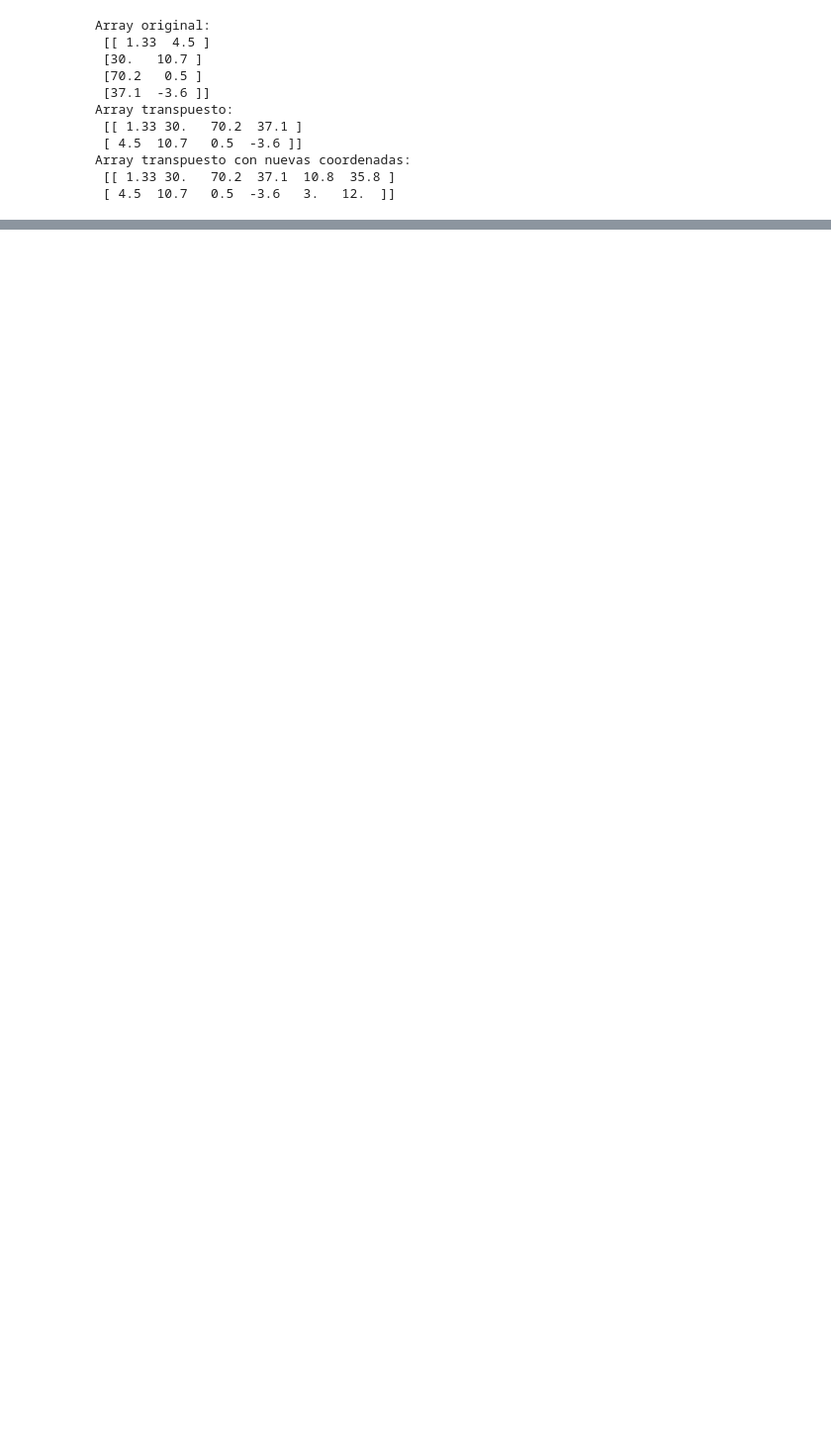
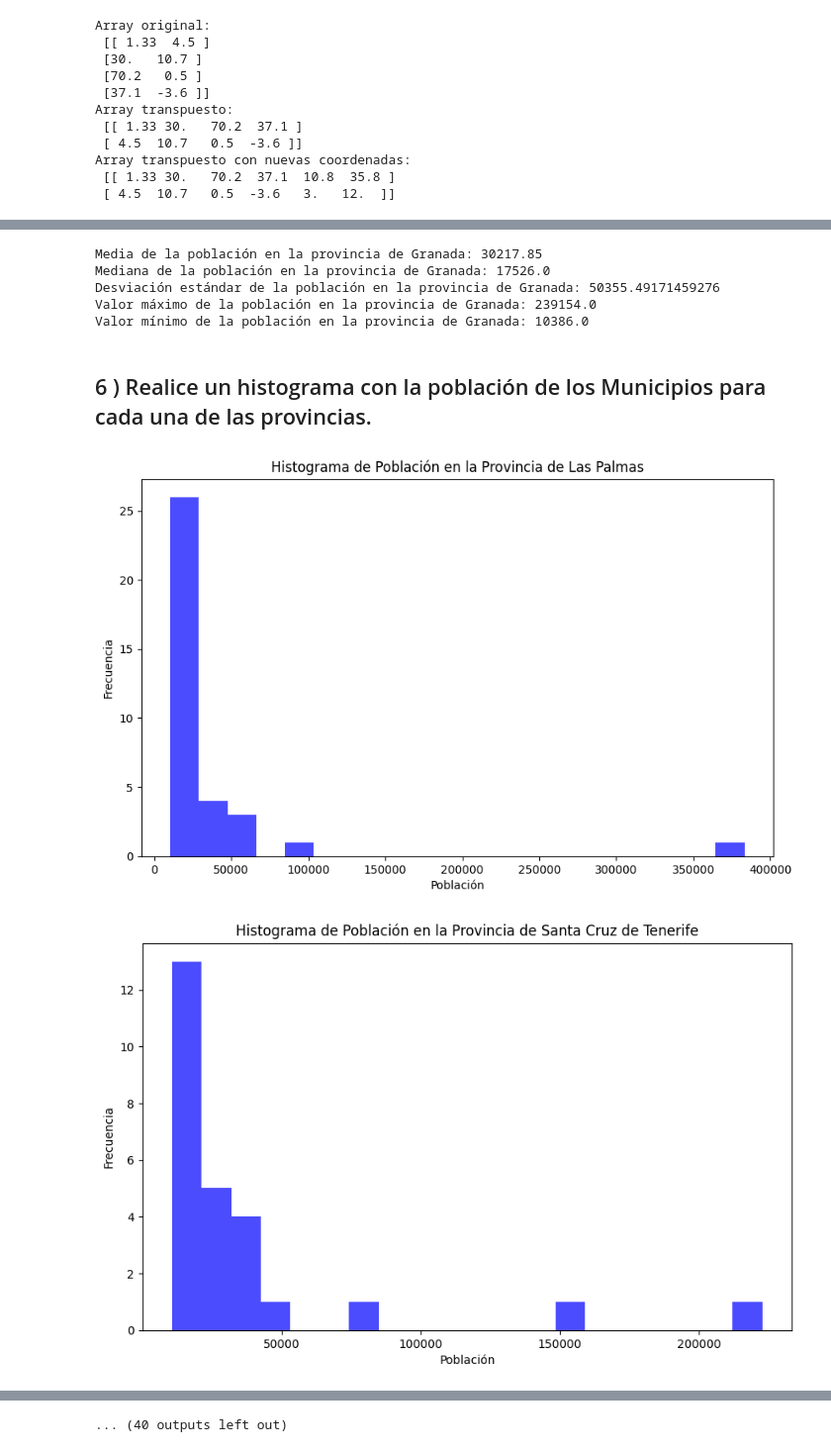
Before and after one commit to luistunag/Tareas-curso-Ciencia-de-datos-en-Python, a Jupyter notebook: 22003085_LuisTun_Laboratorio3.ipynb, the cells around one changed output, grey strips where cells are left out. Shown at 99% size. Saved outputs shown, nothing was run; the diff lists cells and outputs as text; code cells hidden in the pictures; blank space fills up the shorter version.

Commit message:
Actualizando terminada de 22003085_LuisTun_Laboratorio3.ipynb

```diff
--- a/22003085_LuisTun_Laboratorio3.ipynb
+++ b/22003085_LuisTun_Laboratorio3.ipynb
@@ -152,0 +259,45 @@ Array transpuesto con nuevas coordenadas:
+# %%
+# Filtra los municipios de la provincia de Granada
+municipios_granada = datos[datos['Provincia'] == 'Granada']
+
+# Calcular las estadísticas de la población
+media_poblacion = municipios_granada['Poblacion'].mean()
+mediana_poblacion = municipios_granada['Poblacion'].median()
+desviacion_estandar_poblacion = municipios_granada['Poblacion'].std()
+max_poblacion = municipios_granada['Poblacion'].max()
+min_poblacion = municipios_granada['Poblacion'].min()
+
+# Mostrar los resultados
+print(f"Media de la población en la provincia de Granada: {media_poblacion}")
+print(f"Mediana de la población en la provincia de Granada: {mediana_poblacion}")
+print(f"Desviación estándar de la población en la provincia de Granada: {desviacion_estandar_poblacion}")
+print(f"Valor máximo de la población en la provincia de Granada: {max_poblacion}")
+print(f"Valor mínimo de la población en la provincia de Granada: {min_poblacion}")
+# %% [output]
+Media de la población en la provincia de Granada: 30217.85
+Mediana de la población en la provincia de Granada: 17526.0
+Desviación estándar de la población en la provincia de Granada: 50355.49171459276
+Valor máximo de la población en la provincia de Granada: 239154.0
+Valor mínimo de la población en la provincia de Granada: 10386.0
+# %% [markdown]
+## 6 ) Realice un histograma con la población de los Municipios para cada una de las provincias.
+# %%
+# Crea un histograma por provincia
+for provincia in datos['Provincia'].unique():
+    # Filtrar los municipios de la provincia actual
+    municipios_provincia = datos[datos['Provincia'] == provincia]
+
+    # Crear el histograma
+    plt.figure(figsize=(10, 6))
+    plt.hist(municipios_provincia['Poblacion'], bins=20, color='blue', alpha=0.7)
+
+    # Añadir etiquetas y título
+    plt.xlabel('Población')
+    plt.ylabel('Frecuencia')
+    plt.title(f'Histograma de Población en la Provincia de {provincia}')
+
+    # Mostrar el histograma
+    plt.show()
+# %% [output]
+[figure, added]
+[figure, added]
@@ -152,0 +314 @@ Array transpuesto con nuevas coordenadas:
+... (40 outputs left out)
```
Also changed, not shown: parts of 32 cells of this notebook.
